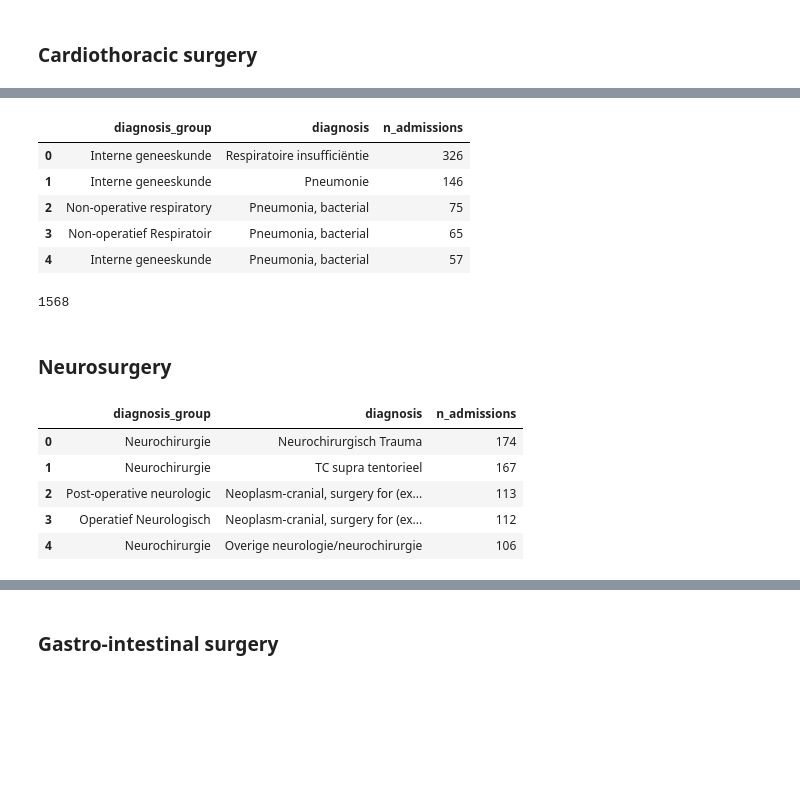
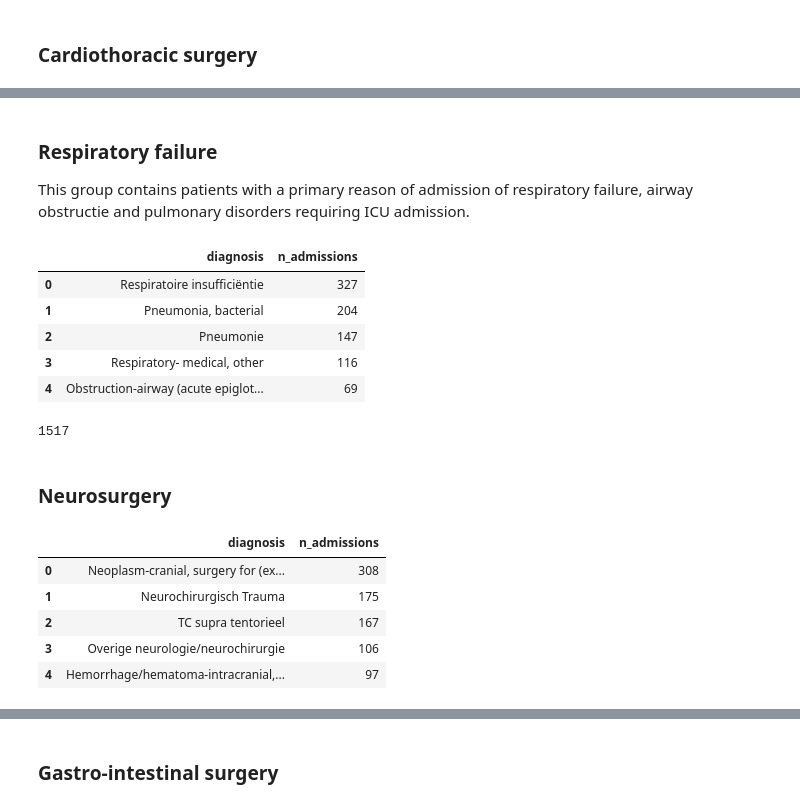
Before and after one commit to AmsterdamUMC/AmsterdamUMCdb, a Jupyter notebook: concepts/diagnosis/reason_for_admission.ipynb, the cells around one changed output, grey strips where cells are left out. Drawn from its saved outputs; the diff is of its cells as text; code cells hidden in the pictures; blank space fills up the shorter version.

```diff
--- a/concepts/diagnosis/reason_for_admission.ipynb
+++ b/concepts/diagnosis/reason_for_admission.ipynb
@@ -72,14 +68,18 @@ else:
     config.read('../../config.SAMPLE.ini')
 
 #Open a connection to the postgres database:
-con = psycopg2.connect(database=config['psycopg2']['database'],
+pg_con = psycopg2.connect(database=config['psycopg2']['database'],
                        user=config['psycopg2']['username'], password=config['psycopg2']['password'],
                        host=config['psycopg2']['host'], port=config['psycopg2']['port'])
-con.set_client_encoding('WIN1252') #Uses code page for Dutch accented characters.
-con.set_session(autocommit=True)
+pg_con.set_client_encoding('WIN1252') #Uses code page for Dutch accented characters.
+pg_con.set_session(autocommit=True)
 
-cursor = con.cursor()
+cursor = pg_con.cursor()
 cursor.execute('SET SCHEMA \'amsterdamumcdb\''); #set search_path to amsterdamumcdb schema
+
+# create SQLAlchemy engine for official pandas database support
+engine = sqlalchemy.create_engine('postgresql+psycopg2://', creator=lambda: pg_con)
+con = engine.connect()
 # %%
 #loads the admissions table for stratification on admission unit
 sql = """
@@ -369,45 +222,40 @@ cardiosurg_counts['n_admissions'].sum()
+# %% [markdown]
+### Respiratory failure
+This group contains patients with a primary reason of admission of respiratory failure, airway obstructie and pulmonary disorders requiring ICU admission.
 # %%
-respfailure = combined_diagnoses[(
-    (combined_diagnoses['surgical'] == 1)
-    & (combined_diagnoses['diagnosis'].str.contains(re_respfailure_surg, na=False, flags=re.IGNORECASE))
-) | (
-    (combined_diagnoses['surgical'] == 0)
-    & (combined_diagnoses['diagnosis'].str.contains(re_respfailure_med, na=False, flags=re.IGNORECASE))
-)]
+respfailure = adb.get_respiratory_failure_patients(con)
 
-respfailure_counts = respfailure.groupby([
-    'diagnosis_group','diagnosis']).size().to_frame('n_admissions').sort_values(
+respfailure_counts = respfailure.groupby(
+    ['diagnosis']).size().to_frame('n_admissions').sort_values(
     'n_admissions', ascending=False).reset_index()
 respfailure_counts.head()
 # %% [output]
-|  | diagnosis_group | diagnosis | n_admissions |
-| 0 | Interne geneeskunde | Respiratoire insufficiëntie | 326 |
-| 1 | Interne geneeskunde | Pneumonie | 146 |
-| 2 | Non-operative respiratory | Pneumonia, bacterial | 75 |
-| 3 | Non-operatief Respiratoir | Pneumonia, bacterial | 65 |
-| 4 | Interne geneeskunde | Pneumonia, bacterial | 57 |
+|  | diagnosis | n_admissions |
+| 0 | Respiratoire insufficiëntie | 327 |
+| 1 | Pneumonia, bacterial | 204 |
+| 2 | Pneumonie | 147 |
+| 3 | Respiratory- medical, other | 116 |
+| 4 | Obstruction-airway (acute epiglot... | 69 |
 # %%
 respfailure_counts['n_admissions'].sum()
 # %% [output]
-1568
+1517
 # %% [markdown]
 ### Neurosurgery
 # %%
-neurosurg = combined_diagnoses[
-    (combined_diagnoses['surgical'] == 1)
-    & (combined_diagnoses['diagnosis'].str.contains(re_neurosurg, na=False, flags=re.IGNORECASE))
-]
-neurosurg_counts = neurosurg.groupby([
-    'diagnosis_group','diagnosis']).size().to_frame('n_admissions').sort_values(
+neurosurg = adb.get_neurosurgery_patients(con)
+
+neurosurg_counts = neurosurg.groupby(
+    ['diagnosis']).size().to_frame('n_admissions').sort_values(
     'n_admissions', ascending=False).reset_index()
 neurosurg_counts.head()
 # %% [output]
-|  | diagnosis_group | diagnosis | n_admissions |
-| 0 | Neurochirurgie | Neurochirurgisch Trauma | 174 |
-| 1 | Neurochirurgie | TC supra tentorieel | 167 |
-| 2 | Post-operative neurologic | Neoplasm-cranial, surgery for (ex... | 113 |
-| 3 | Operatief Neurologisch | Neoplasm-cranial, surgery for (ex... | 112 |
-| 4 | Neurochirurgie | Overige neurologie/neurochirurgie | 106 |
+|  | diagnosis | n_admissions |
+| 0 | Neoplasm-cranial, surgery for (ex... | 308 |
+| 1 | Neurochirurgisch Trauma | 175 |
+| 2 | TC supra tentorieel | 167 |
+| 3 | Overige neurologie/neurochirurgie | 106 |
+| 4 | Hemorrhage/hematoma-intracranial,... | 97 |
 # %%
 neurosurg_counts['n_admissions'].sum()
 # %% [output]
```
Also changed, not shown: parts of 35 cells of this notebook, 18 other files.
